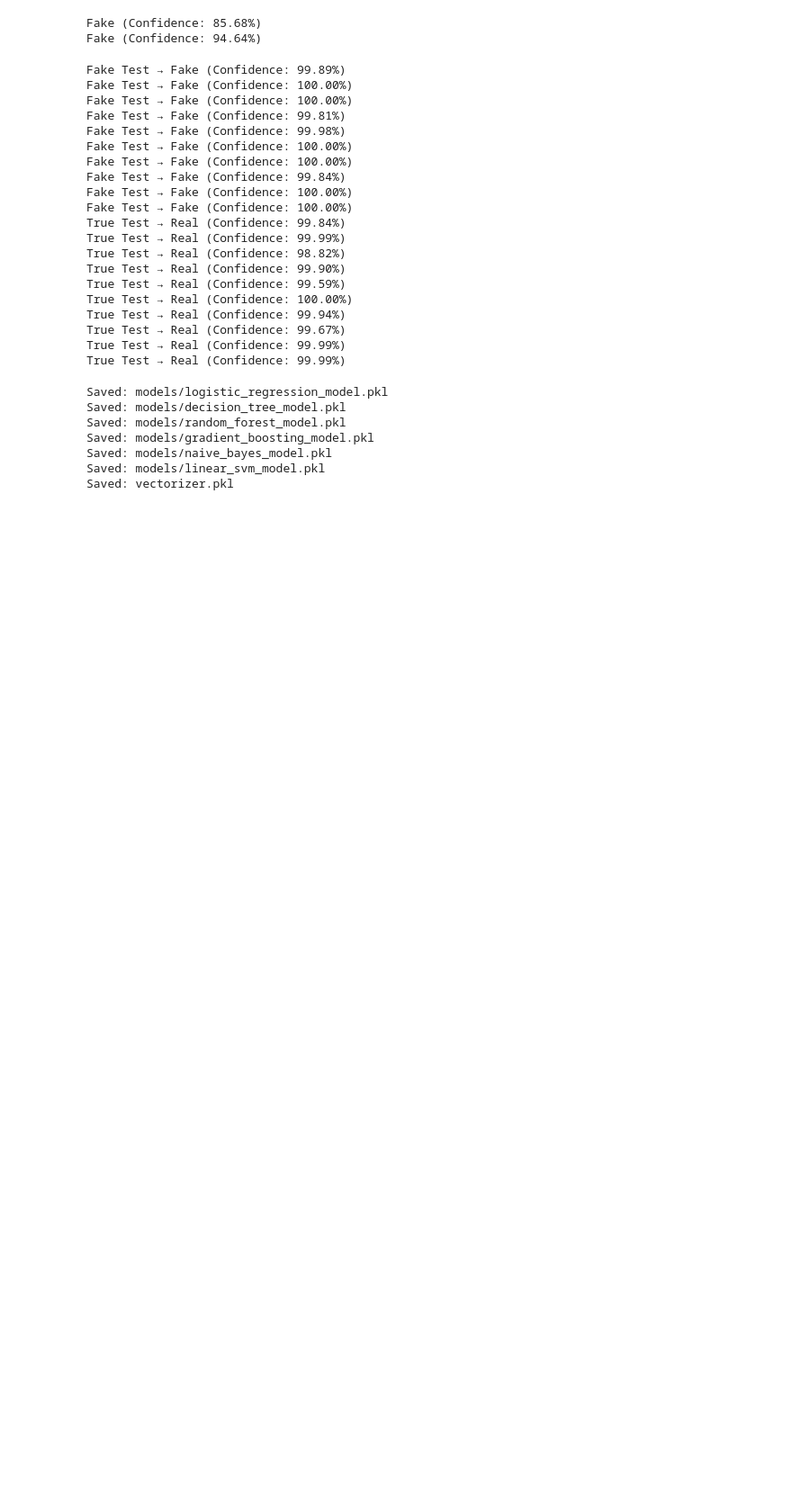
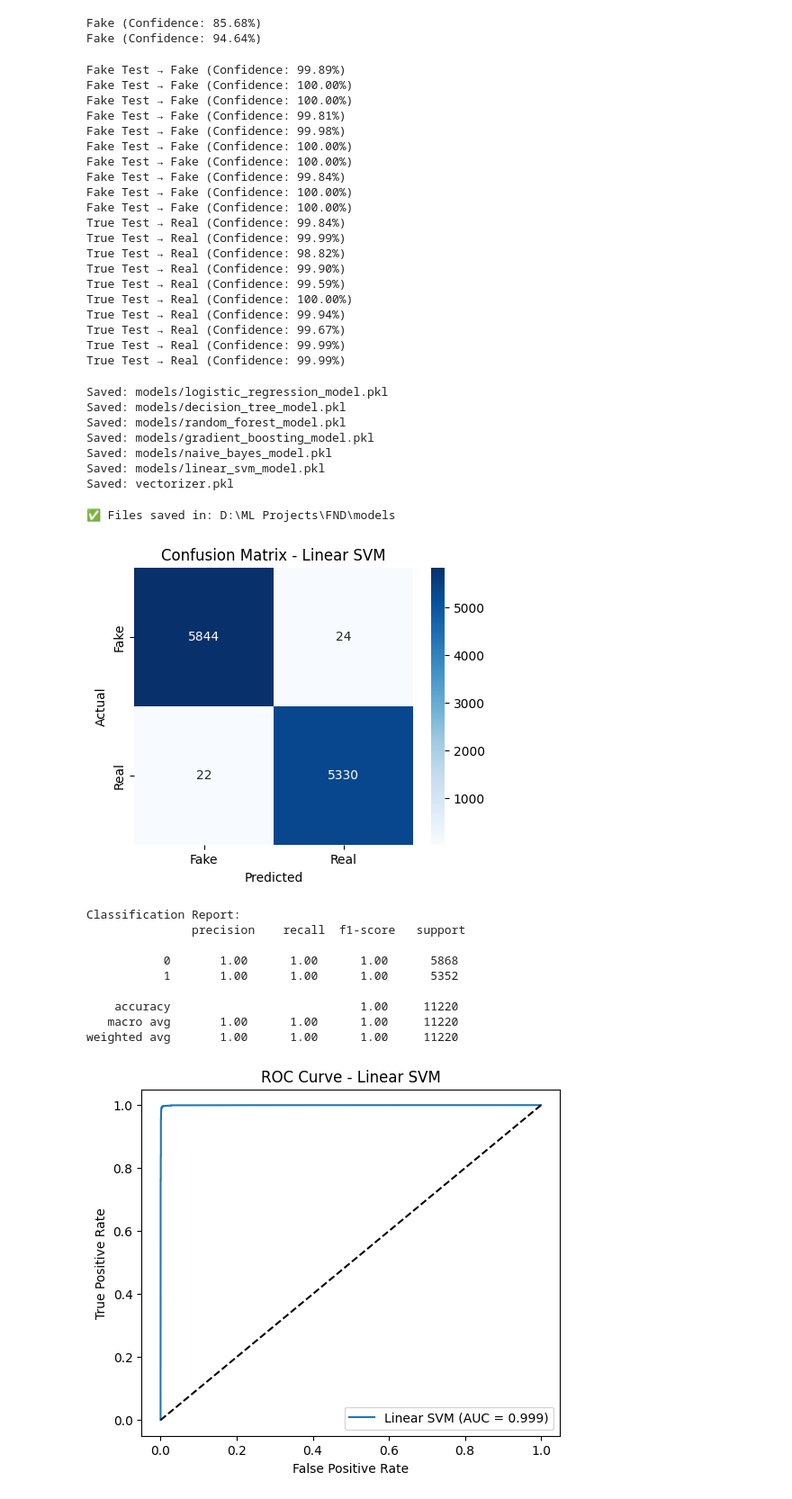
Before and after one commit to ShehanRandikaFdz/FND, a Jupyter notebook: Fake News Detection.ipynb, the cells around one changed output. Shown at 90% size. Drawn from its saved outputs; the diff is of its cells as text; code cells hidden in the pictures; blank space fills up the shorter version.

```diff
--- a/Fake News Detection.ipynb
+++ b/Fake News Detection.ipynb
@@ -485,0 +529,51 @@ Saved: vectorizer.pkl
+# %%
+joblib.dump(trained["Linear SVM"], "models/final_linear_svm.pkl")
+joblib.dump(vectorization, "models/final_vectorizer.pkl")
+
+print("✅ Files saved in:", os.path.abspath("models"))
+# %% [output]
+✅ Files saved in: D:\ML Projects\FND\models
+# %%
+import seaborn as sns
+from sklearn.metrics import confusion_matrix, classification_report, roc_curve, roc_auc_score
+
+# Predictions
+y_pred = trained["Linear SVM"].predict(xv_test)
+
+# Confusion Matrix
+cm = confusion_matrix(y_test, y_pred)
+plt.figure(figsize=(5,4))
+sns.heatmap(cm, annot=True, fmt='d', cmap='Blues', xticklabels=["Fake","Real"], yticklabels=["Fake","Real"])
+plt.xlabel("Predicted")
+plt.ylabel("Actual")
+plt.title("Confusion Matrix - Linear SVM")
+plt.show()
+
+# Classification report
+print("Classification Report:\n", classification_report(y_test, y_pred))
+
+# ROC curve
+probs = trained["Linear SVM"].predict_proba(xv_test)[:,1]
+fpr, tpr, _ = roc_curve(y_test, probs)
+auc = roc_auc_score(y_test, probs)
+
+plt.figure(figsize=(6,5))
+plt.plot(fpr, tpr, label=f"Linear SVM (AUC = {auc:.3f})")
+plt.plot([0,1],[0,1],'k--')
+plt.xlabel("False Positive Rate")
+plt.ylabel("True Positive Rate")
+plt.title("ROC Curve - Linear SVM")
+plt.legend()
+plt.show()
+# %% [output]
+[figure, added]
+Classification Report:
+               precision    recall  f1-score   support
+
+           0       1.00      1.00      1.00      5868
+           1       1.00      1.00      1.00      5352
+
+    accuracy                           1.00     11220
+   macro avg       1.00      1.00      1.00     11220
+weighted avg       1.00      1.00      1.00     11220
+[figure, added]
```
Also changed, not shown: parts of 4 cells of this notebook, 2 other files.
